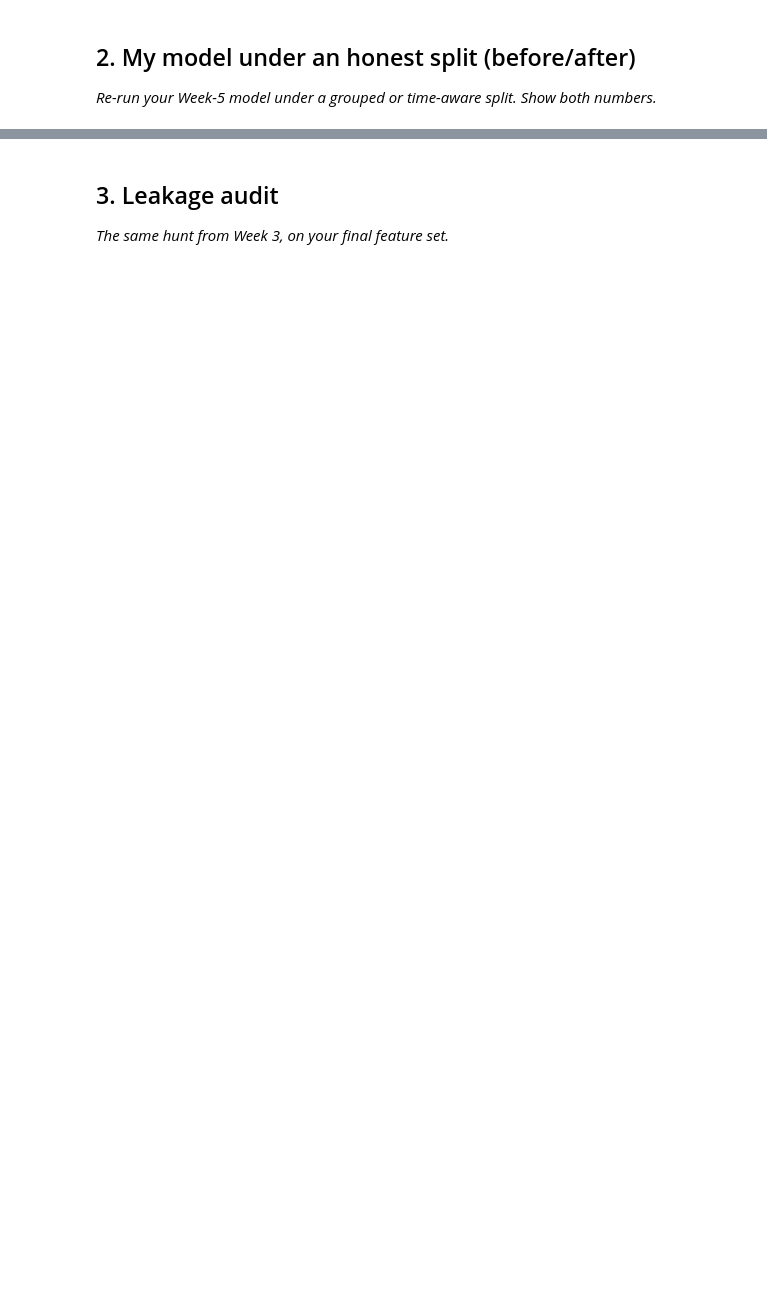
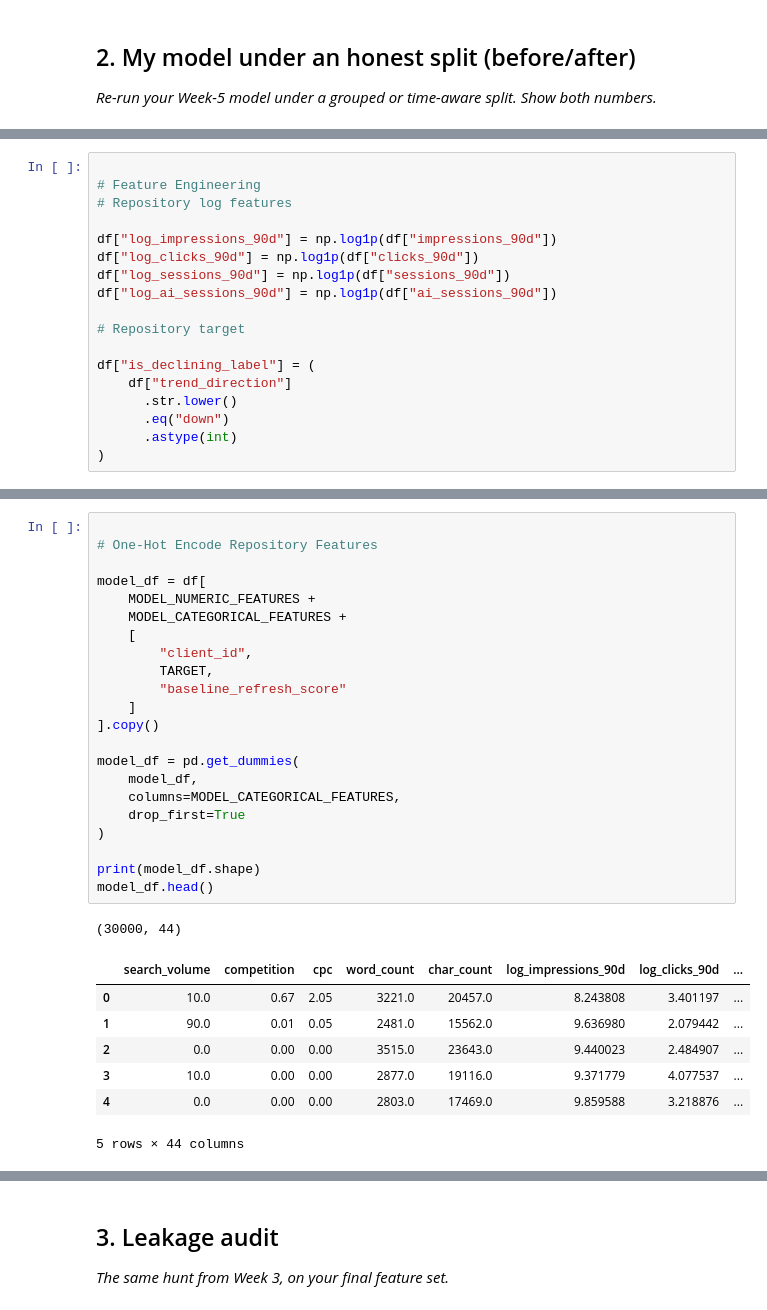
Before and after one commit to Teninlanimi/flyrank-internship-ml, a Jupyter notebook: work/notebooks/w06_validation_audit.ipynb, the cells around one changed output, grey strips where cells are left out. Saved outputs shown, nothing was run; the diff lists cells and outputs as text; blank space fills up the shorter version.

```diff
--- a/work/notebooks/w06_validation_audit.ipynb
+++ b/work/notebooks/w06_validation_audit.ipynb
@@ -23,0 +121,18 @@ import pandas as pd
+# %%
+
+# Feature Engineering
+# Repository log features
+
+df["log_impressions_90d"] = np.log1p(df["impressions_90d"])
+df["log_clicks_90d"] = np.log1p(df["clicks_90d"])
+df["log_sessions_90d"] = np.log1p(df["sessions_90d"])
+df["log_ai_sessions_90d"] = np.log1p(df["ai_sessions_90d"])
+
+# Repository target
+
+df["is_declining_label"] = (
+    df["trend_direction"]
+      .str.lower()
+      .eq("down")
+      .astype(int)
+)
@@ -23,0 +242,31 @@ import pandas as pd
+# %%
+
+# One-Hot Encode Repository Features
+
+model_df = df[
+    MODEL_NUMERIC_FEATURES +
+    MODEL_CATEGORICAL_FEATURES +
+    [
+        "client_id",
+        TARGET,
+        "baseline_refresh_score"
+    ]
+].copy()
+
+model_df = pd.get_dummies(
+    model_df,
+    columns=MODEL_CATEGORICAL_FEATURES,
+    drop_first=True
+)
+
+print(model_df.shape)
+model_df.head()
+# %% [output]
+(30000, 44)
+|  | search_volume | competition | cpc | word_count | char_count | log_impressions_90d | log_clicks_90d | ... |
+| 0 | 10.0 | 0.67 | 2.05 | 3221.0 | 20457.0 | 8.243808 | 3.401197 | ... |
+| 1 | 90.0 | 0.01 | 0.05 | 2481.0 | 15562.0 | 9.636980 | 2.079442 | ... |
+| 2 | 0.0 | 0.00 | 0.00 | 3515.0 | 23643.0 | 9.440023 | 2.484907 | ... |
+| 3 | 10.0 | 0.00 | 0.00 | 2877.0 | 19116.0 | 9.371779 | 4.077537 | ... |
+| 4 | 0.0 | 0.00 | 0.00 | 2803.0 | 17469.0 | 9.859588 | 3.218876 | ... |
+5 rows × 44 columns
```
Also changed, not shown: parts of 39 cells of this notebook.
